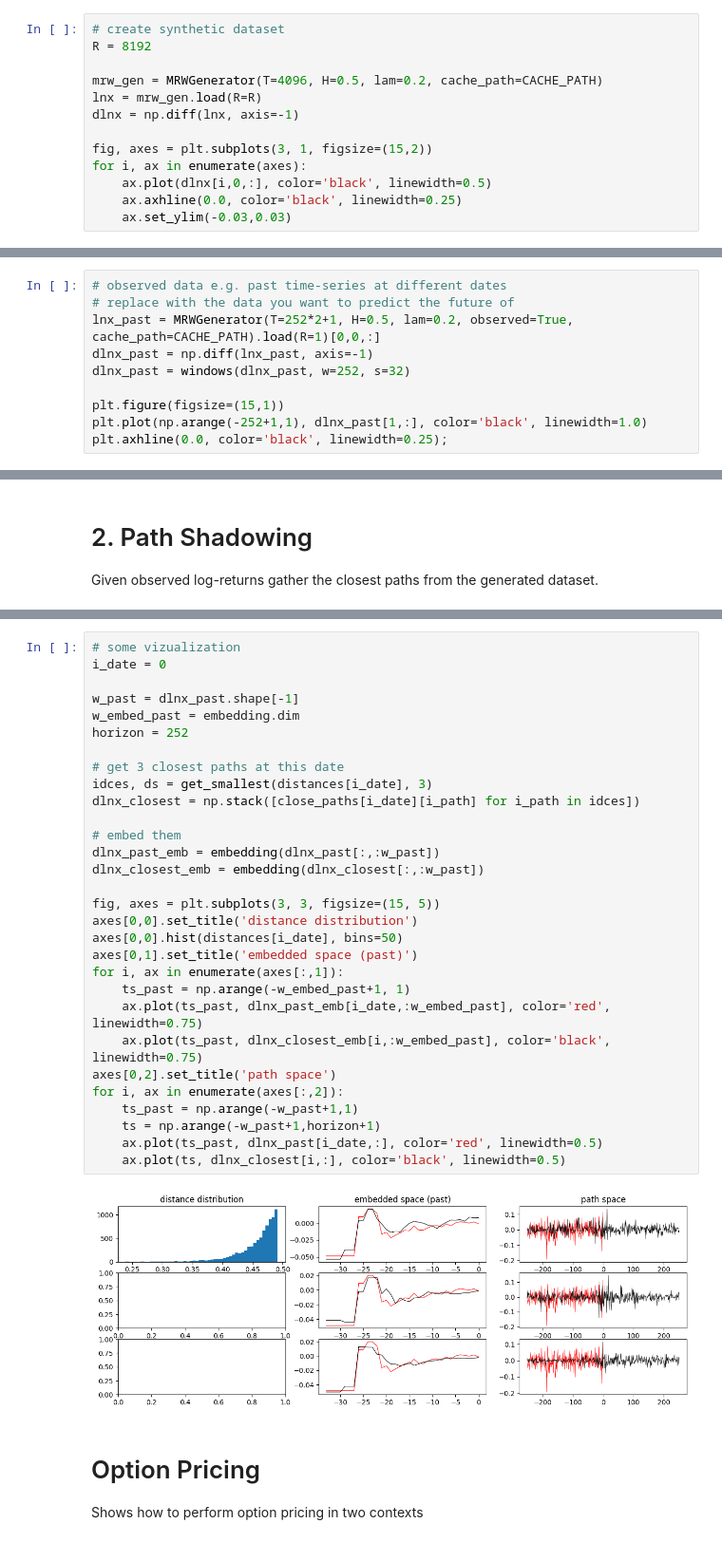
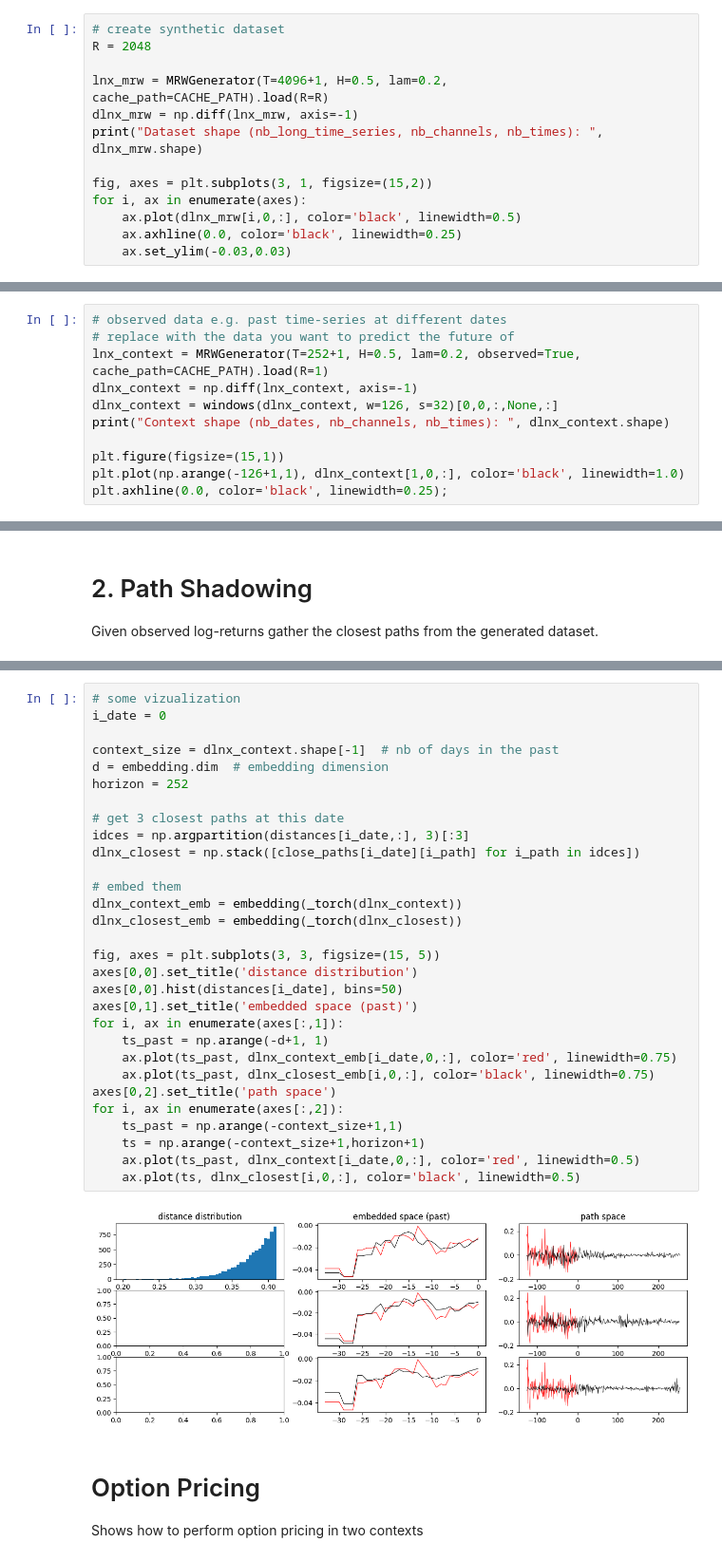
Before and after one commit to RudyMorel/shadowing, a Jupyter notebook: tutorial.ipynb, the cells around one changed output, grey strips where cells are left out. Shown: that part at 95% size. Drawn from its saved outputs; the diff is of its cells as text.

```diff
--- a/tutorial.ipynb
+++ b/tutorial.ipynb
@@ -24,15 +34,15 @@ Here we generate data from a multifractal random walk (MRW) for simplicity,
 of course, one should perform path shadowing in a more accurate model e.g. Scattering Spectra model.
 # %%
 # create synthetic dataset
-R = 8192
+R = 2048
 
-mrw_gen = MRWGenerator(T=4096, H=0.5, lam=0.2, cache_path=CACHE_PATH)
-lnx = mrw_gen.load(R=R)
-dlnx = np.diff(lnx, axis=-1)
+lnx_mrw = MRWGenerator(T=4096+1, H=0.5, lam=0.2, cache_path=CACHE_PATH).load(R=R)
+dlnx_mrw = np.diff(lnx_mrw, axis=-1)
+print("Dataset shape (nb_long_time_series, nb_channels, nb_times): ", dlnx_mrw.shape)
 
 fig, axes = plt.subplots(3, 1, figsize=(15,2))
 for i, ax in enumerate(axes):
-    ax.plot(dlnx[i,0,:], color='black', linewidth=0.5)
+    ax.plot(dlnx_mrw[i,0,:], color='black', linewidth=0.5)
     ax.axhline(0.0, color='black', linewidth=0.25)
     ax.set_ylim(-0.03,0.03)
 # %% [output]
@@ -41,11 +54,12 @@ Model MRW: using cache directory MRW_B64_T4096_L4096_H5_0e_01_la2_0e_01.
 # %%
 # observed data e.g. past time-series at different dates
 # replace with the data you want to predict the future of
-lnx_past = MRWGenerator(T=252*2+1, H=0.5, lam=0.2, observed=True, cache_path=CACHE_PATH).load(R=1)[0,0,:]
-dlnx_past = np.diff(lnx_past, axis=-1)
-dlnx_past = windows(dlnx_past, w=252, s=32)
+lnx_context = MRWGenerator(T=252+1, H=0.5, lam=0.2, observed=True, cache_path=CACHE_PATH).load(R=1)
+dlnx_context = np.diff(lnx_context, axis=-1)
+dlnx_context = windows(dlnx_context, w=126, s=32)[0,0,:,None,:]
+print("Context shape (nb_dates, nb_channels, nb_times): ", dlnx_context.shape)
 
 plt.figure(figsize=(15,1))
-plt.plot(np.arange(-252+1,1), dlnx_past[1,:], color='black', linewidth=1.0)
+plt.plot(np.arange(-126+1,1), dlnx_context[1,0,:], color='black', linewidth=1.0)
 plt.axhline(0.0, color='black', linewidth=0.25);
 # %% [output]
@@ -91,35 +99,35 @@ DONE.
 # %%
 # some vizualization
 i_date = 0
 
-w_past = dlnx_past.shape[-1]
-w_embed_past = embedding.dim
+context_size = dlnx_context.shape[-1]  # nb of days in the past
+d = embedding.dim  # embedding dimension
 horizon = 252
 
 # get 3 closest paths at this date
-idces, ds = get_smallest(distances[i_date], 3)
+idces = np.argpartition(distances[i_date,:], 3)[:3]
 dlnx_closest = np.stack([close_paths[i_date][i_path] for i_path in idces])
 
 # embed them
-dlnx_past_emb = embedding(dlnx_past[:,:w_past])
-dlnx_closest_emb = embedding(dlnx_closest[:,:w_past])
+dlnx_context_emb = embedding(_torch(dlnx_context))
+dlnx_closest_emb = embedding(_torch(dlnx_closest))
 
 fig, axes = plt.subplots(3, 3, figsize=(15, 5))
 axes[0,0].set_title('distance distribution')
 axes[0,0].hist(distances[i_date], bins=50)
 axes[0,1].set_title('embedded space (past)')
 for i, ax in enumerate(axes[:,1]):
-    ts_past = np.arange(-w_embed_past+1, 1)
-    ax.plot(ts_past, dlnx_past_emb[i_date,:w_embed_past], color='red', linewidth=0.75)
-    ax.plot(ts_past, dlnx_closest_emb[i,:w_embed_past], color='black', linewidth=0.75)
+    ts_past = np.arange(-d+1, 1)
+    ax.plot(ts_past, dlnx_context_emb[i_date,0,:], color='red', linewidth=0.75)
+    ax.plot(ts_past, dlnx_closest_emb[i,0,:], color='black', linewidth=0.75)
 axes[0,2].set_title('path space')
 for i, ax in enumerate(axes[:,2]):
-    ts_past = np.arange(-w_past+1,1)
-    ts = np.arange(-w_past+1,horizon+1)
-    ax.plot(ts_past, dlnx_past[i_date,:], color='red', linewidth=0.5)
-    ax.plot(ts, dlnx_closest[i,:], color='black', linewidth=0.5)
+    ts_past = np.arange(-context_size+1,1)
+    ts = np.arange(-context_size+1,horizon+1)
+    ax.plot(ts_past, dlnx_context[i_date,0,:], color='red', linewidth=0.5)
+    ax.plot(ts, dlnx_closest[i,0,:], color='black', linewidth=0.5)
 # %% [output]
-[figure, old version]
+[figure, new version]
 # %% [markdown]
 # Option Pricing
 
```
Also changed, not shown: parts of 6 cells of this notebook, 9 other files.
